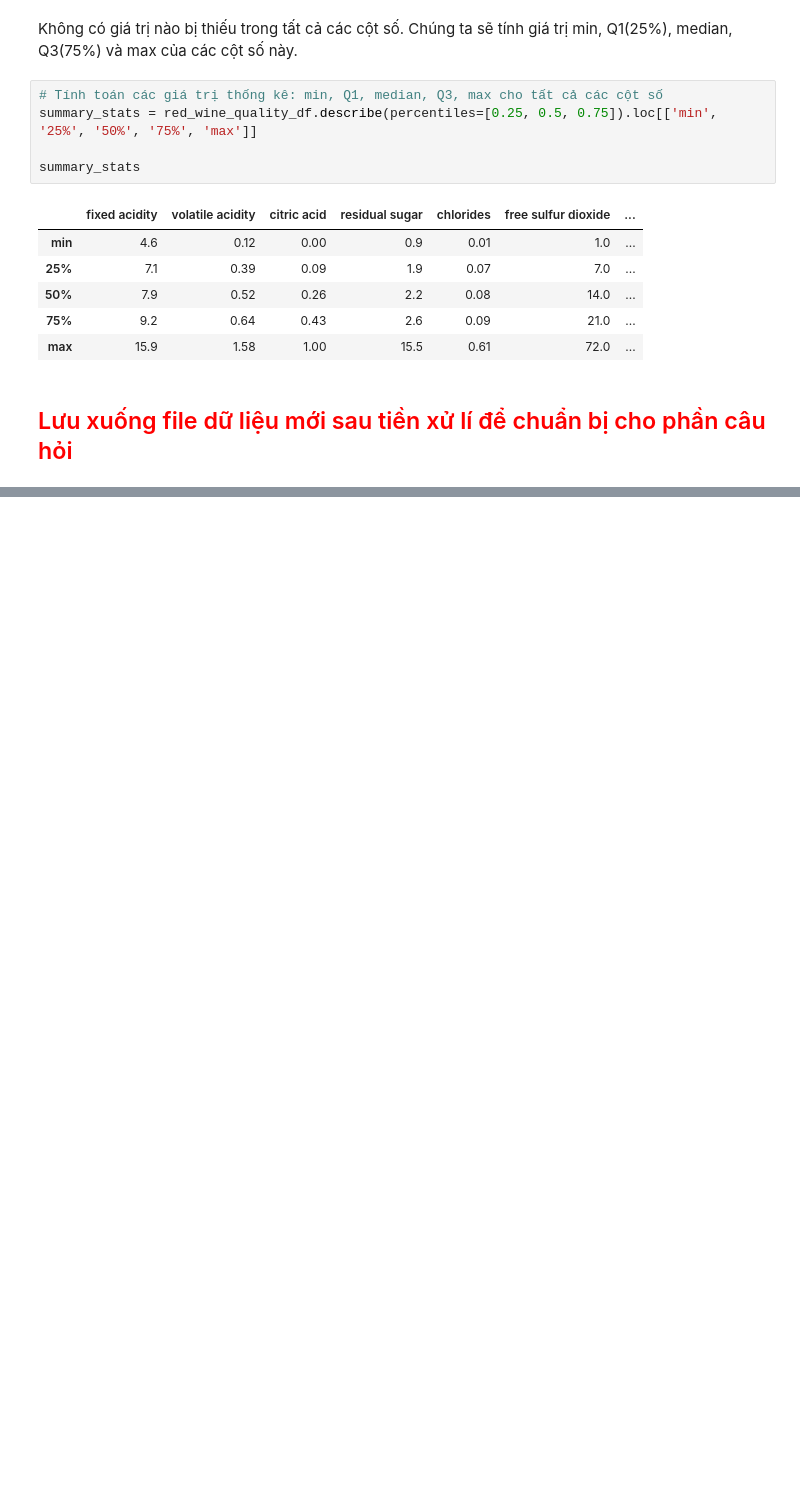
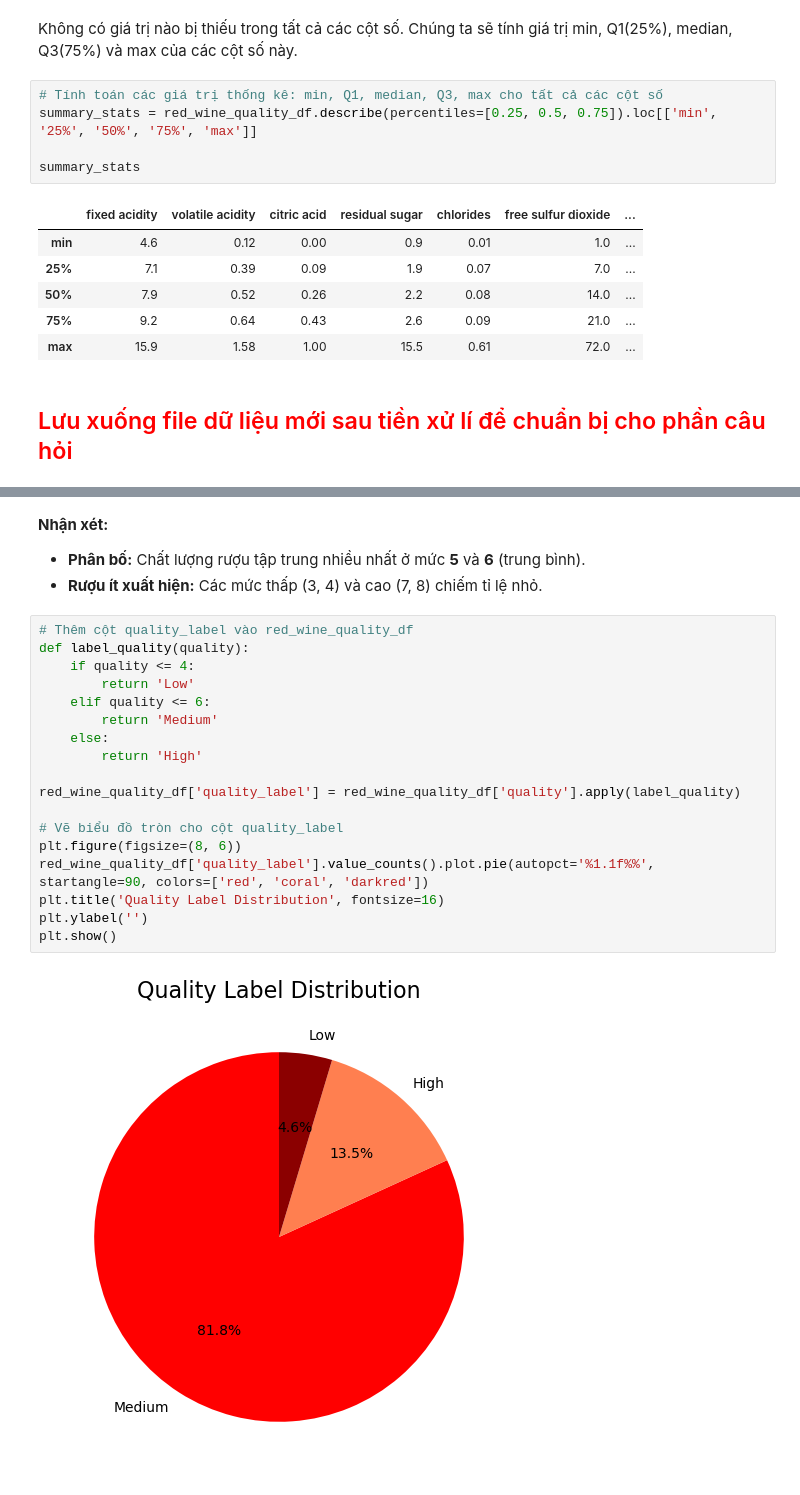
Before and after one commit to Yogurt01/Programming_DataScience_G22, a Jupyter notebook: Source_codes/Data Exploration & Data Preprocessing.ipynb, the cells around one changed output, grey strips where cells are left out. Saved outputs shown, nothing was run; the diff lists cells and outputs as text; blank space fills up the shorter version.

```diff
--- a/Source_codes/Data Exploration & Data Preprocessing.ipynb
+++ b/Source_codes/Data Exploration & Data Preprocessing.ipynb
@@ -182,0 +316,24 @@ red_wine_quality_df.to_csv('new-redwine-quality.csv', index = False)
+# %% [markdown]
+**Nhận xét:**
+- **Phân bố:** Chất lượng rượu tập trung nhiều nhất ở mức **5** và **6** (trung bình).
+- **Rượu ít xuất hiện:** Các mức thấp (3, 4) và cao (7, 8) chiếm tỉ lệ nhỏ.
+# %%
+# Thêm cột quality_label vào red_wine_quality_df
+def label_quality(quality):
+    if quality <= 4:
+        return 'Low'
+    elif quality <= 6:
+        return 'Medium'
+    else:
+        return 'High'
+
+red_wine_quality_df['quality_label'] = red_wine_quality_df['quality'].apply(label_quality)
+
+# Vẽ biểu đồ tròn cho cột quality_label
+plt.figure(figsize=(8, 6))
+red_wine_quality_df['quality_label'].value_counts().plot.pie(autopct='%1.1f%%', startangle=90, colors=['red', 'coral', 'darkred'])
+plt.title('Quality Label Distribution', fontsize=16)
+plt.ylabel('')
+plt.show()
+# %% [output]
+[figure, added]
```
Also changed, not shown: parts of 29 cells of this notebook, 1 other file.
